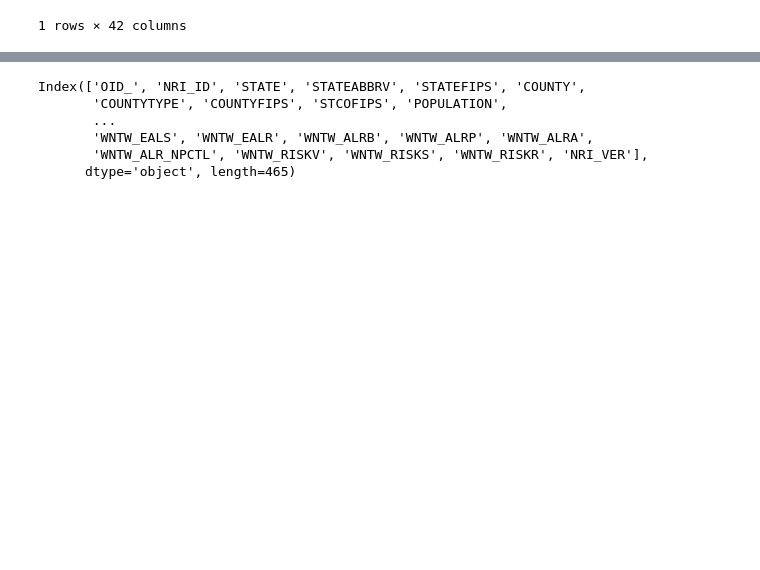
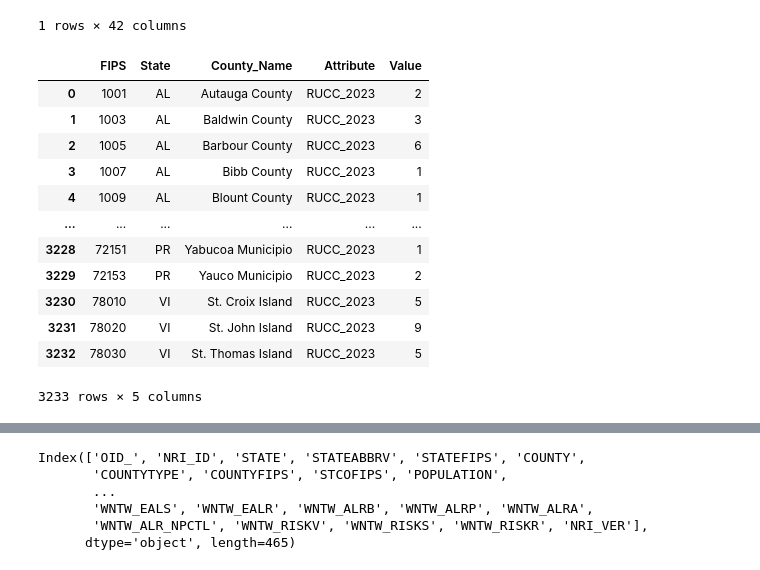
Before and after one commit to Apurv-Manjrekar/RADI, a Jupyter notebook: preprocessing.ipynb, the cells around one changed output, grey strips where cells are left out. Cells and saved outputs as stored; diff of their text form; code cells hidden in the pictures; blank space fills up the shorter version.

```diff
--- a/preprocessing.ipynb
+++ b/preprocessing.ipynb
@@ -972,3 +974,20 @@ convert_to_percent = ['Poverty 18-64', 'Unemployment', 'Lacking Complete Plumbin
 # %%
 for column in convert_to_percent:
     base_df[column] = base_df[column] / base_df['Total Population']
+# %%
+rucc_df = pd.read_csv(processed_data_path + 'rucc.csv', encoding='latin-1')
+rucc_df
+# %% [output]
+|  | FIPS | State | County_Name | Attribute | Value |
+| 0 | 1001 | AL | Autauga County | RUCC_2023 | 2 |
+| 1 | 1003 | AL | Baldwin County | RUCC_2023 | 3 |
+| 2 | 1005 | AL | Barbour County | RUCC_2023 | 6 |
+| 3 | 1007 | AL | Bibb County | RUCC_2023 | 1 |
+| 4 | 1009 | AL | Blount County | RUCC_2023 | 1 |
+| ... | ... | ... | ... | ... | ... |
+| 3228 | 72151 | PR | Yabucoa Municipio | RUCC_2023 | 1 |
+| 3229 | 72153 | PR | Yauco Municipio | RUCC_2023 | 2 |
+| 3230 | 78010 | VI | St. Croix Island | RUCC_2023 | 5 |
+| 3231 | 78020 | VI | St. John Island | RUCC_2023 | 9 |
+| 3232 | 78030 | VI | St. Thomas Island | RUCC_2023 | 5 |
+3233 rows × 5 columns
```
Also changed, not shown: parts of 6 cells of this notebook, 10 other files.
